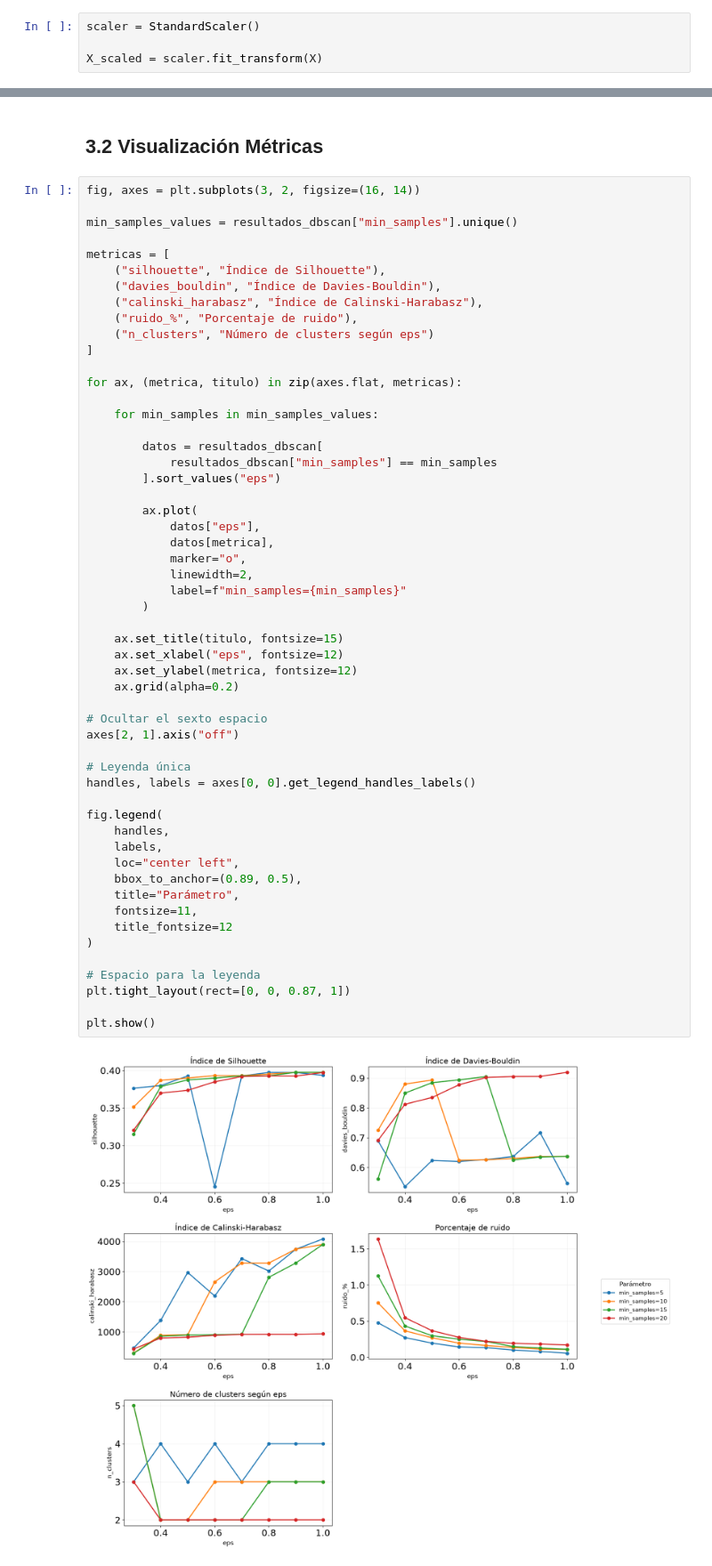
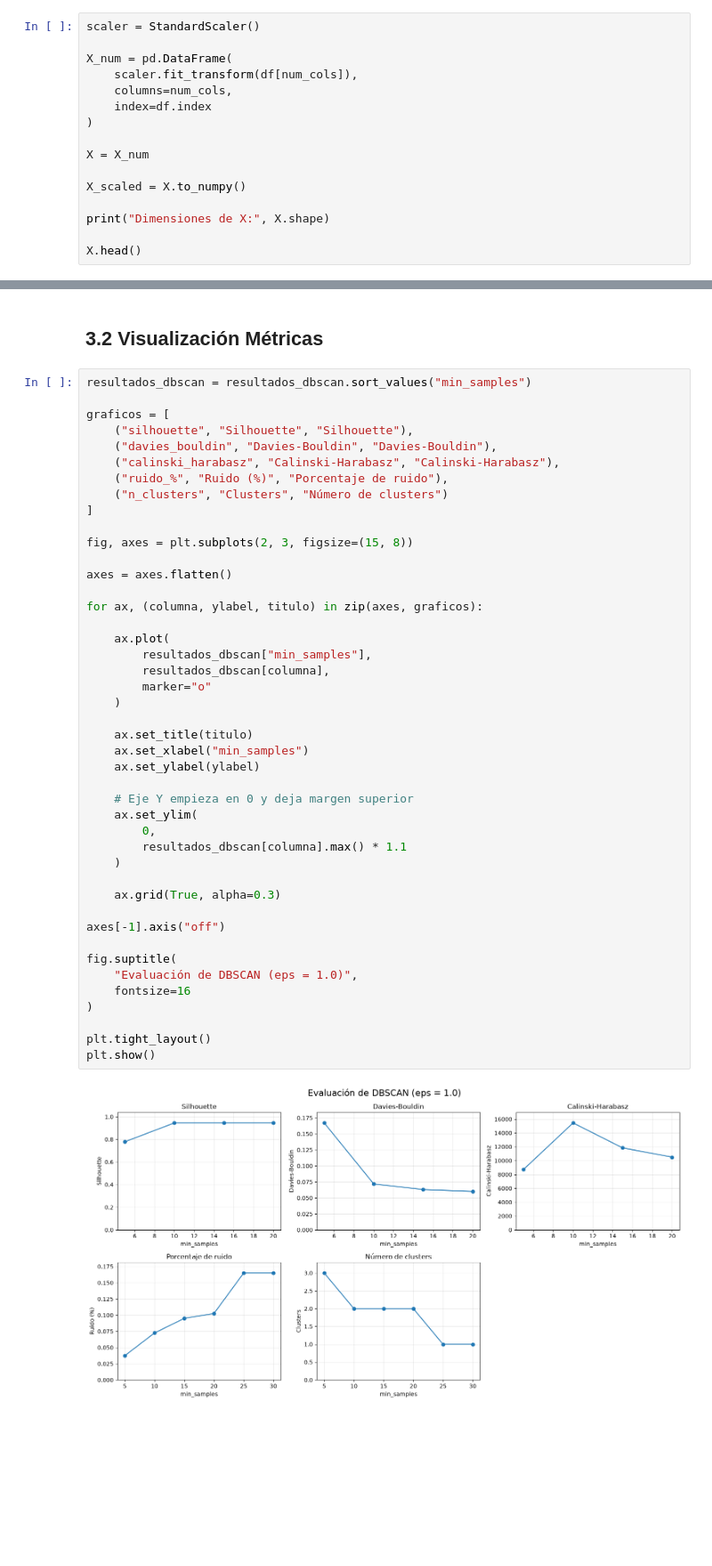
Before and after one commit to Joel-F-Alba-A/NYC-Taxi-Unsupervised-Learning, a Jupyter notebook: notebooks/Role_2_Partition_Segmentation.ipynb, the cells around one changed output, grey strips where cells are left out. Shown at 89% size. Drawn from its saved outputs; the diff is of its cells as text; blank space fills up the shorter version.

```diff
--- a/notebooks/Role_2_Partition_Segmentation.ipynb
+++ b/notebooks/Role_2_Partition_Segmentation.ipynb
@@ -95,4 +89,16 @@ X = df[num_cols].copy()
 # %%
 scaler = StandardScaler()
 
-X_scaled = scaler.fit_transform(X)
+X_num = pd.DataFrame(
+    scaler.fit_transform(df[num_cols]),
+    columns=num_cols,
+    index=df.index
+)
+
+X = X_num
+
+X_scaled = X.to_numpy()
+
+print("Dimensiones de X:", X.shape)
+
+X.head()
@@ -1202,58 +1355,48 @@ Resultados calculados y guardados en: ../output/role_2/dbscan_results.csv
 # %% [markdown]
 ## **3.2 Visualización Métricas**
 # %%
-fig, axes = plt.subplots(3, 2, figsize=(16, 14))
+resultados_dbscan = resultados_dbscan.sort_values("min_samples")
 
-min_samples_values = resultados_dbscan["min_samples"].unique()
-
-metricas = [
-    ("silhouette", "Índice de Silhouette"),
-    ("davies_bouldin", "Índice de Davies-Bouldin"),
-    ("calinski_harabasz", "Índice de Calinski-Harabasz"),
-    ("ruido_%", "Porcentaje de ruido"),
-    ("n_clusters", "Número de clusters según eps")
+graficos = [
+    ("silhouette", "Silhouette", "Silhouette"),
+    ("davies_bouldin", "Davies-Bouldin", "Davies-Bouldin"),
+    ("calinski_harabasz", "Calinski-Harabasz", "Calinski-Harabasz"),
+    ("ruido_%", "Ruido (%)", "Porcentaje de ruido"),
+    ("n_clusters", "Clusters", "Número de clusters")
 ]
 
-for ax, (metrica, titulo) in zip(axes.flat, metricas):
+fig, axes = plt.subplots(2, 3, figsize=(15, 8))
 
-    for min_samples in min_samples_values:
+axes = axes.flatten()
 
-        datos = resultados_dbscan[
-            resultados_dbscan["min_samples"] == min_samples
-        ].sort_values("eps")
+for ax, (columna, ylabel, titulo) in zip(axes, graficos):
 
-        ax.plot(
-            datos["eps"],
-            datos[metrica],
-            marker="o",
-            linewidth=2,
-            label=f"min_samples={min_samples}"
-        )
+    ax.plot(
+        resultados_dbscan["min_samples"],
+        resultados_dbscan[columna],
+        marker="o"
+    )
 
-    ax.set_title(titulo, fontsize=15)
-    ax.set_xlabel("eps", fontsize=12)
-    ax.set_ylabel(metrica, fontsize=12)
-    ax.grid(alpha=0.2)
+    ax.set_title(titulo)
+    ax.set_xlabel("min_samples")
+    ax.set_ylabel(ylabel)
 
-# Ocultar el sexto espacio
-axes[2, 1].axis("off")
+    # Eje Y empieza en 0 y deja margen superior
+    ax.set_ylim(
+        0,
+        resultados_dbscan[columna].max() * 1.1
+    )
 
-# Leyenda única
-handles, labels = axes[0, 0].get_legend_handles_labels()
+    ax.grid(True, alpha=0.3)
 
-fig.legend(
-    handles,
-    labels,
-    loc="center left",
-    bbox_to_anchor=(0.89, 0.5),
-    title="Parámetro",
-    fontsize=11,
-    title_fontsize=12
+axes[-1].axis("off")
+
+fig.suptitle(
+    "Evaluación de DBSCAN (eps = 1.0)",
+    fontsize=16
 )
 
-# Espacio para la leyenda
-plt.tight_layout(rect=[0, 0, 0.87, 1])
-
+plt.tight_layout()
 plt.show()
 # %% [output]
-[figure, old version]
+[figure, new version]
```
Also changed, not shown: parts of 214 cells of this notebook, 7 other files.
